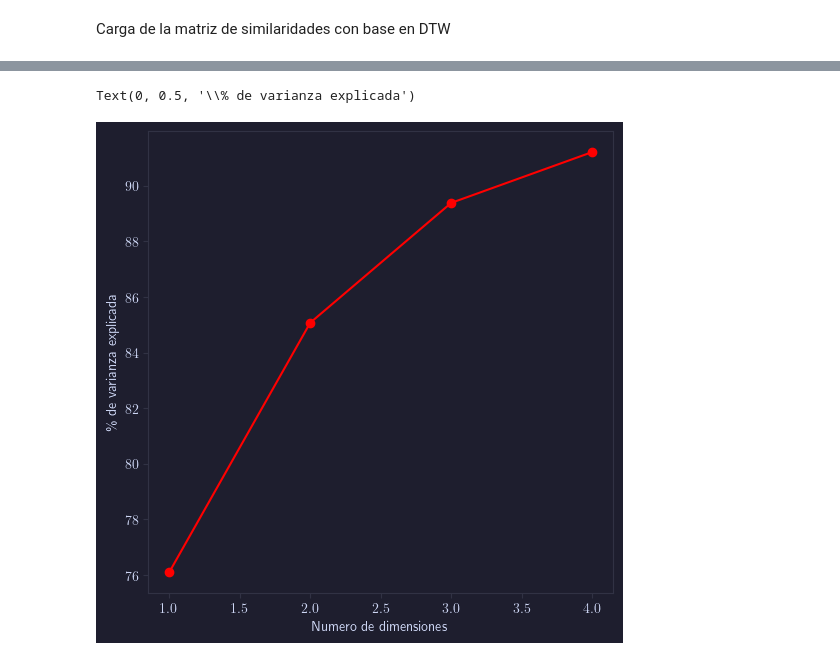
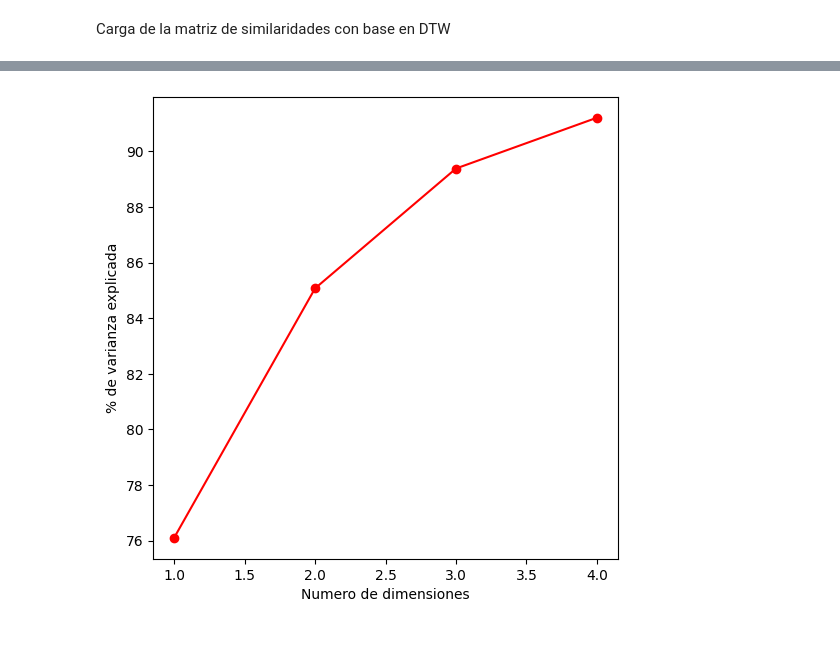
Before and after one commit to FedeSS99/Proyecto-MCE-Ciencia-de-Datos, a Jupyter notebook: code/ClusterMDS.ipynb, the cells around one changed output, grey strips where cells are left out. Drawn from its saved outputs; the diff is of its cells as text; code cells hidden in the pictures.

```diff
--- a/code/ClusterMDS.ipynb
+++ b/code/ClusterMDS.ipynb
@@ -6,19 +6,13 @@ Carga de librerías
 # %%
 import numpy as np
 import matplotlib.pyplot as plt
-import matplotlib as mpl
-import mplcatppuccin
 
 from sklearn.cluster import KMeans
 from collections import Counter
 
 from Rutinas_MDS import ClustTimeMDS
-from Metricas_Clusters import GetMetricsClustering, group_colors, mocha_cmap
-
-mpl.style.use("mocha")
-plt.rcParams.update({
-    "text.usetex": True
-})
+from KernelKMeans import KernelKMeans
+from Metricas_Clusters import GetMetricsClustering, group_colors
 # %% [markdown]
 Lectura de series de tiempo y sus clases asignadas
 # %%
@@ -55,13 +49,14 @@ for num_dim in NumDims:
 # %%
 Figure_Vars = plt.figure(1, figsize = (6,6))
 Subplot_Vars = Figure_Vars.add_subplot(111)
 
 Subplot_Vars.plot(NumDims, VarsExplained, "-or")
 Subplot_Vars.set_xlabel("Numero de dimensiones")
-Subplot_Vars.set_ylabel(r"\% de varianza explicada")
+Subplot_Vars.set_ylabel("% de varianza explicada")
+
+plt.show()
 # %% [output]
-Text(0, 0.5, '\\% de varianza explicada')
-[figure, old version]
+[figure, new version]
 # %%
 ClustMDS.GetSolution(num_dim = 3)
 Xc = ClustMDS.Xc
```
Also changed, not shown: parts of 9 cells of this notebook, 4 other files.
